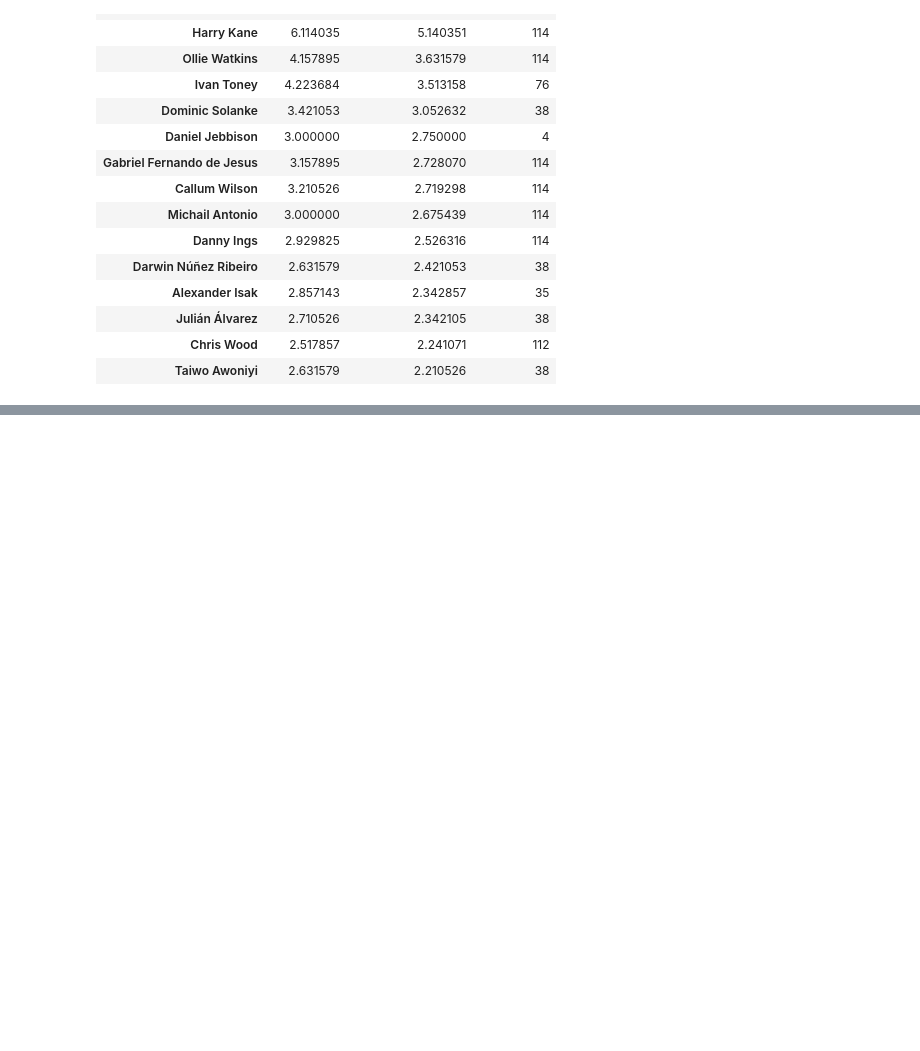
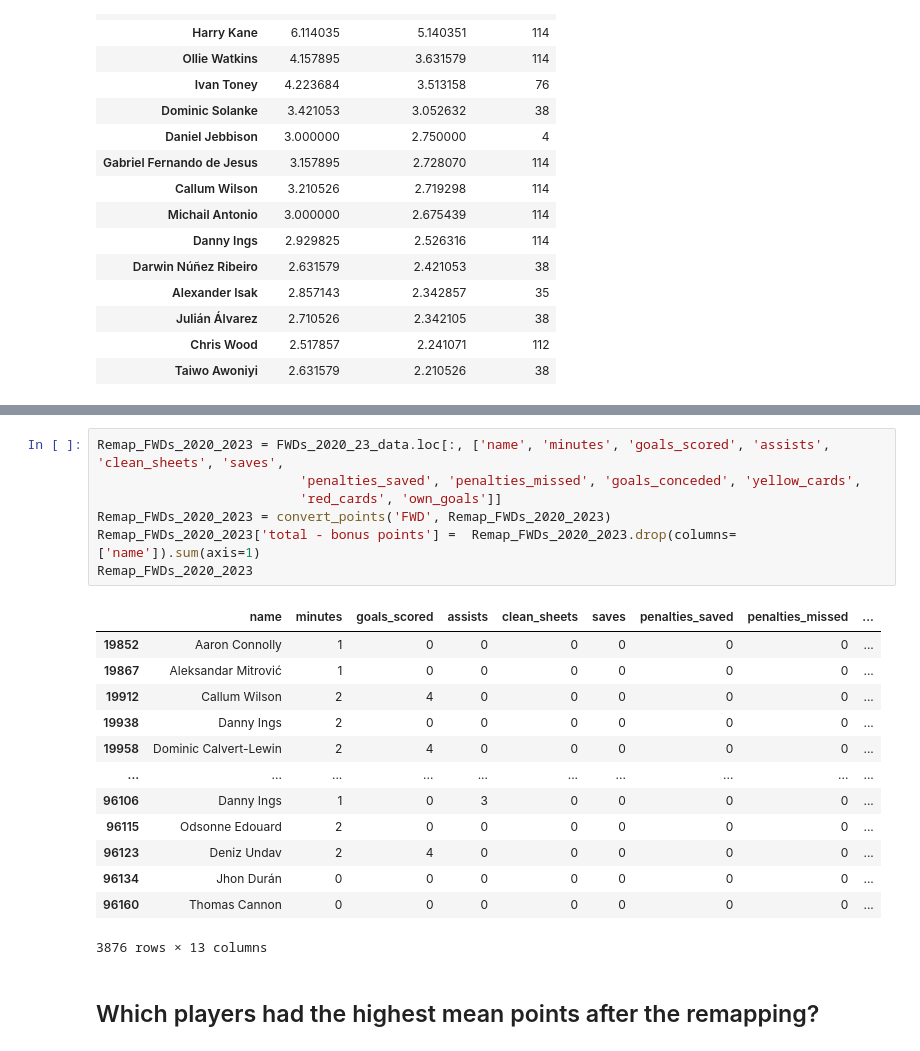
Before and after one commit to cooke99/PL-Analysis, a Jupyter notebook: Forward Player Analysis.ipynb, the cells around one changed output, grey strips where cells are left out. Cells and saved outputs as stored; diff of their text form; blank space fills up the shorter version.

Commit message:
Method 3: remapping points + effect size and t-test for determining if there is a statistically significant difference in mean pts

```diff
--- a/Forward Player Analysis.ipynb
+++ b/Forward Player Analysis.ipynb
@@ -352,0 +374,23 @@ Actually, maybe take all FWDs this season and use this to filter forwards from 2
+# %%
+Remap_FWDs_2020_2023 = FWDs_2020_23_data.loc[:, ['name', 'minutes', 'goals_scored', 'assists', 'clean_sheets', 'saves',
+                          'penalties_saved', 'penalties_missed', 'goals_conceded', 'yellow_cards',
+                          'red_cards', 'own_goals']]
+Remap_FWDs_2020_2023 = convert_points('FWD', Remap_FWDs_2020_2023)
+Remap_FWDs_2020_2023['total - bonus points'] =  Remap_FWDs_2020_2023.drop(columns=['name']).sum(axis=1)
+Remap_FWDs_2020_2023
+# %% [output]
+|  | name | minutes | goals_scored | assists | clean_sheets | saves | penalties_saved | penalties_missed | ... |
+| 19852 | Aaron Connolly | 1 | 0 | 0 | 0 | 0 | 0 | 0 | ... |
+| 19867 | Aleksandar Mitrović | 1 | 0 | 0 | 0 | 0 | 0 | 0 | ... |
+| 19912 | Callum Wilson | 2 | 4 | 0 | 0 | 0 | 0 | 0 | ... |
+| 19938 | Danny Ings | 2 | 0 | 0 | 0 | 0 | 0 | 0 | ... |
+| 19958 | Dominic Calvert-Lewin | 2 | 4 | 0 | 0 | 0 | 0 | 0 | ... |
+| ... | ... | ... | ... | ... | ... | ... | ... | ... | ... |
+| 96106 | Danny Ings | 1 | 0 | 3 | 0 | 0 | 0 | 0 | ... |
+| 96115 | Odsonne Edouard | 2 | 0 | 0 | 0 | 0 | 0 | 0 | ... |
+| 96123 | Deniz Undav | 2 | 4 | 0 | 0 | 0 | 0 | 0 | ... |
+| 96134 | Jhon Durán | 0 | 0 | 0 | 0 | 0 | 0 | 0 | ... |
+| 96160 | Thomas Cannon | 0 | 0 | 0 | 0 | 0 | 0 | 0 | ... |
+3876 rows × 13 columns
+# %% [markdown]
+## Which players had the highest mean points after the remapping?
```
Also changed, not shown: parts of 32 cells of this notebook.
